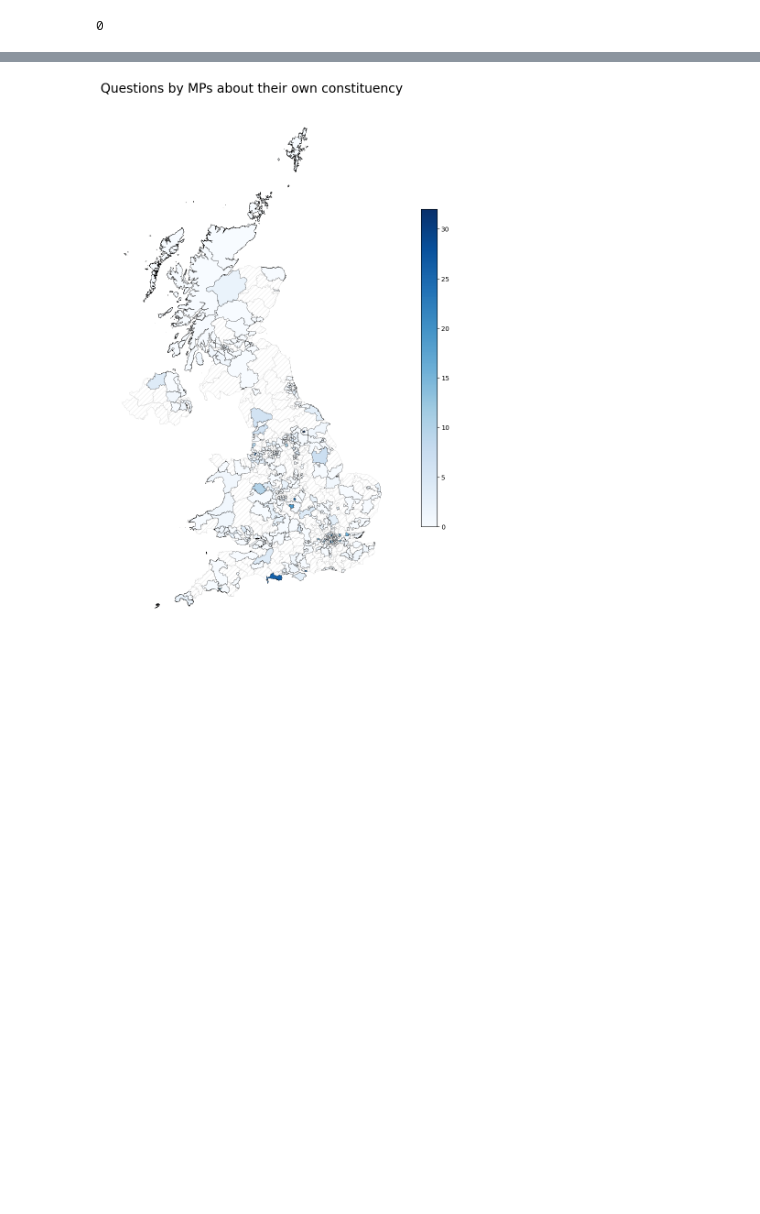
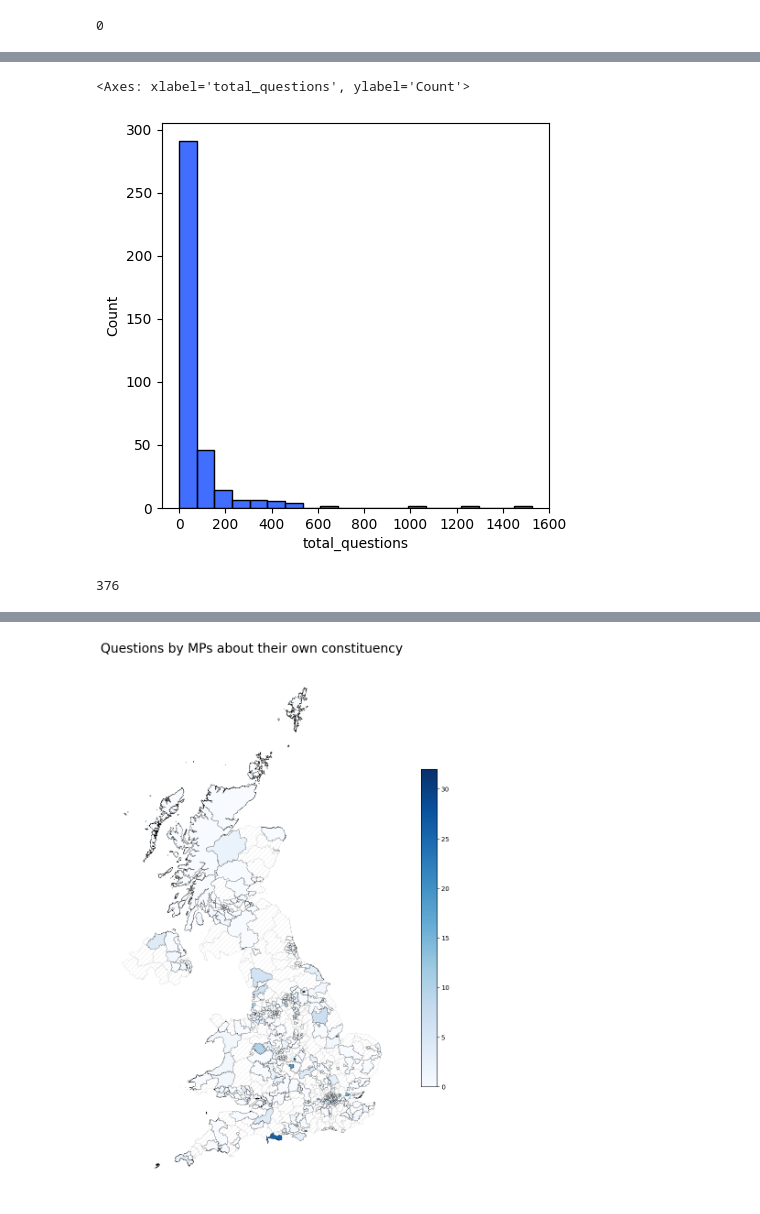
Before and after one commit to zapper-95/MP-Written-Question-Analysis, a Jupyter notebook: notebooks/4. const_visualisations.ipynb, the cells around one changed output, grey strips where cells are left out. Cells and saved outputs as stored; diff of their text form; code cells hidden in the pictures; blank space fills up the shorter version.

```diff
--- a/notebooks/4. const_visualisations.ipynb
+++ b/notebooks/4. const_visualisations.ipynb
@@ -226,0 +261,11 @@ plt.rcParams['hatch.linewidth'] = 0.1
+# %%
+# plot the total questions and number of constituencies that asked that amount. It should be on a log scale
+fig, ax = plt.subplots(figsize=(5, 5))
+sns.histplot(data=same_const, x="total_questions", bins=20)
+# %% [output]
+<Axes: xlabel='total_questions', ylabel='Count'>
+[figure, added]
+# %%
+total_questions.value_counts().sum()
+# %% [output]
+376
```
Also changed, not shown: parts of 26 cells of this notebook, 3 other files.
